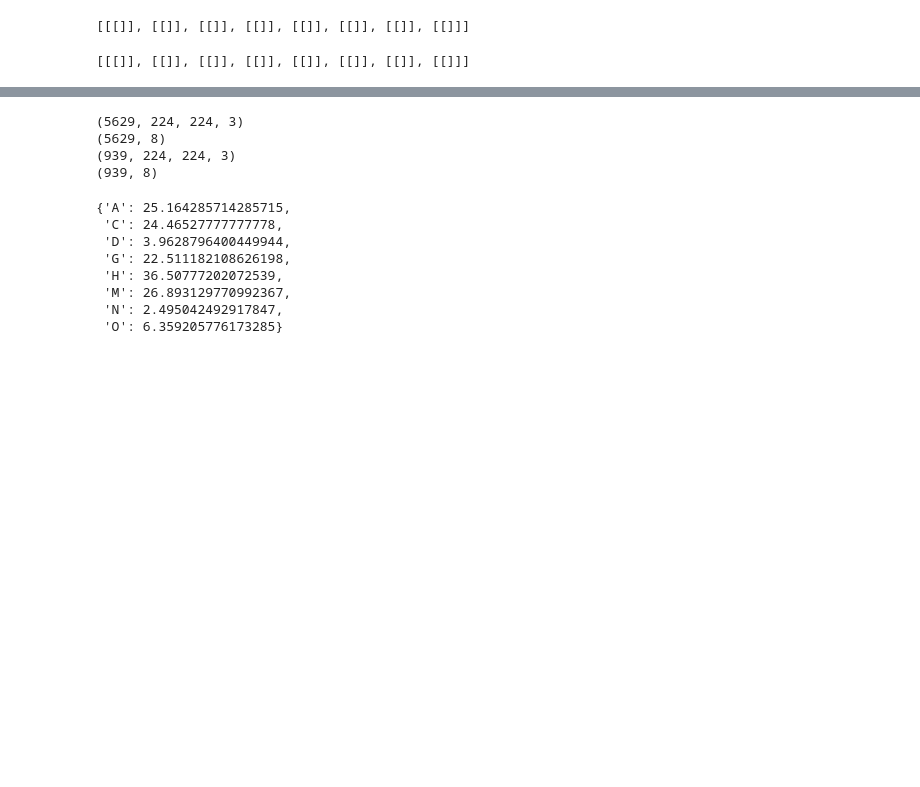
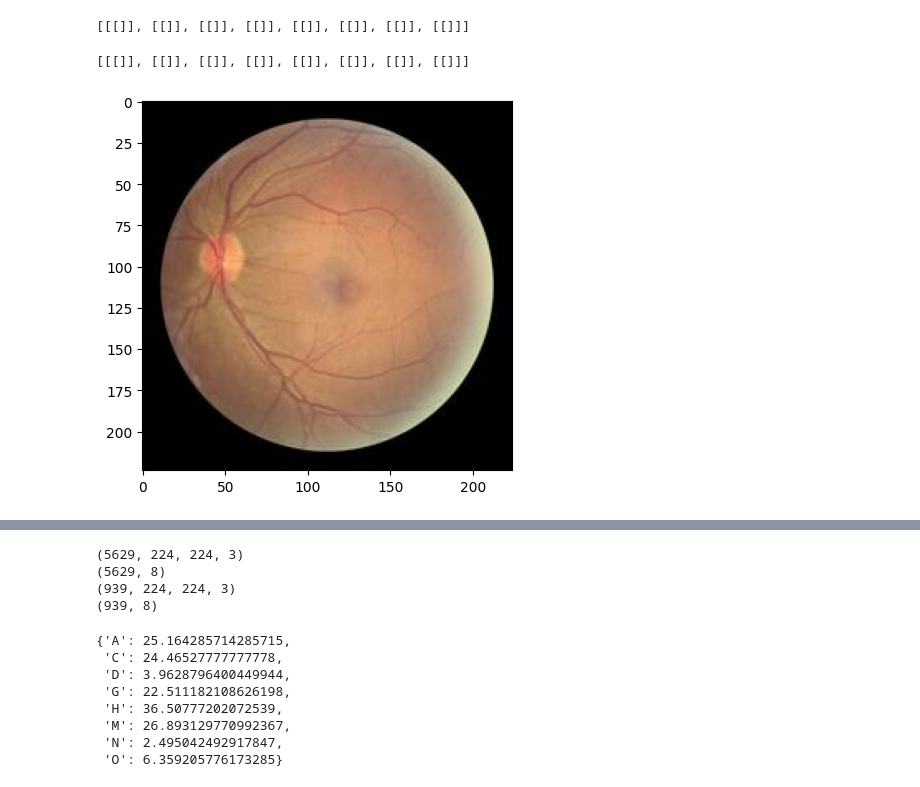
Before and after one commit to florencecornelissen/ODIR_challenge, a Jupyter notebook: augmentation.ipynb, the cells around one changed output, grey strips where cells are left out. Saved outputs shown, nothing was run; the diff lists cells and outputs as text; code cells hidden in the pictures; blank space fills up the shorter version.

```diff
--- a/augmentation.ipynb
+++ b/augmentation.ipynb
@@ -182,3 +194,8 @@ X_train_augmented1, y_train_augmented1 = augmented_set(X_train, y_train, augment
 # X_train_augmented1, y_train_augmented2 = augmented_set(X_train, y_train, augmentations)
 # %%
 X_train1, X_validation1, y_train1, y_validation1 = train_test_split(X_train_augmented1, y_train_augmented1, test_size=(500/3500), random_state=42, shuffle=True)
+# %%
+plt.imshow(X_train[0])
+plt.show()
+# %% [output]
+[figure, added]
```
Also changed, not shown: parts of 3 cells of this notebook.
